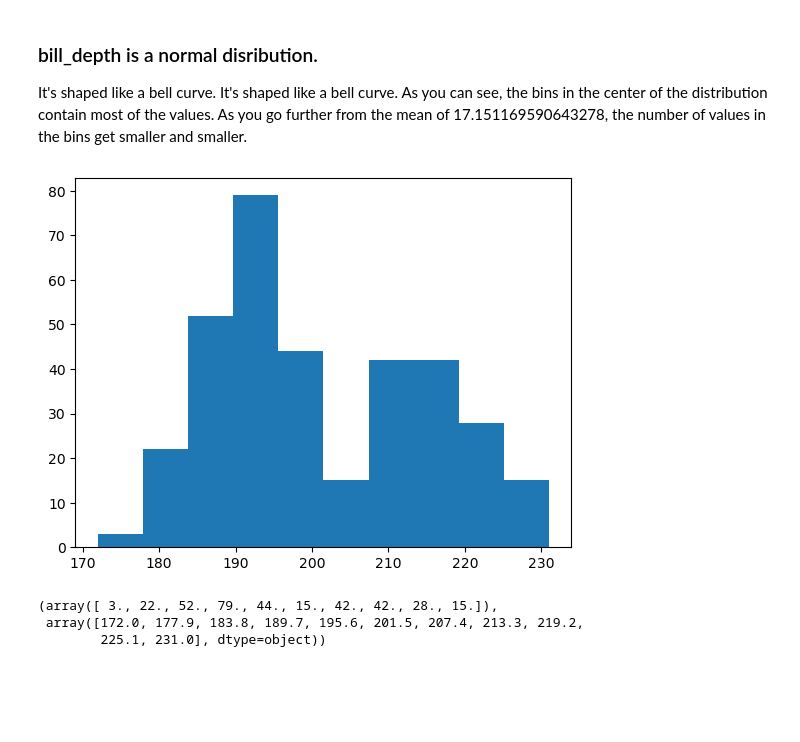
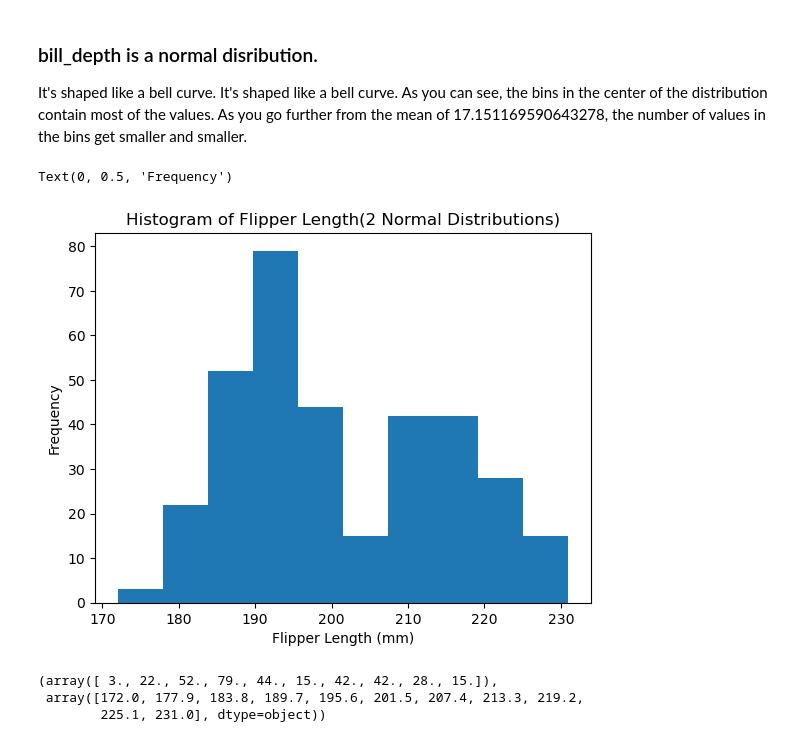
Before and after one commit to mickalleny2k/FUND_DATA, a Jupyter notebook: tasks.ipynb, the cells around one changed output. Cells and saved outputs as stored; diff of their text form; code cells hidden in the pictures; blank space fills up the shorter version.

Commit message:
Labels, units and title of plots

```diff
--- a/tasks.ipynb
+++ b/tasks.ipynb
@@ -257,9 +271,16 @@ As you go further from the mean of 17.151169590643278, the number of values in t
 # %%
 flipper_length = penguins.flipper_length_mm
 #plt.hist(flipper_length)
+fig, ax = plt.subplots(1, 1)
 n, bins, patches = plt.hist(flipper_length[~np.isnan(flipper_length)])
+title = ("Histogram of Flipper Length(2 Normal Distributions)")
+plt.title(title)
+# adding labels
+ax.set_xlabel('Flipper Length (mm)')
+ax.set_ylabel('Frequency')
 # %% [output]
+Text(0, 0.5, 'Frequency')
-[figure, old version]
+[figure, new version]
 # %%
 n, bins
 # %% [output]
```
Also changed, not shown: parts of 18 cells of this notebook.
